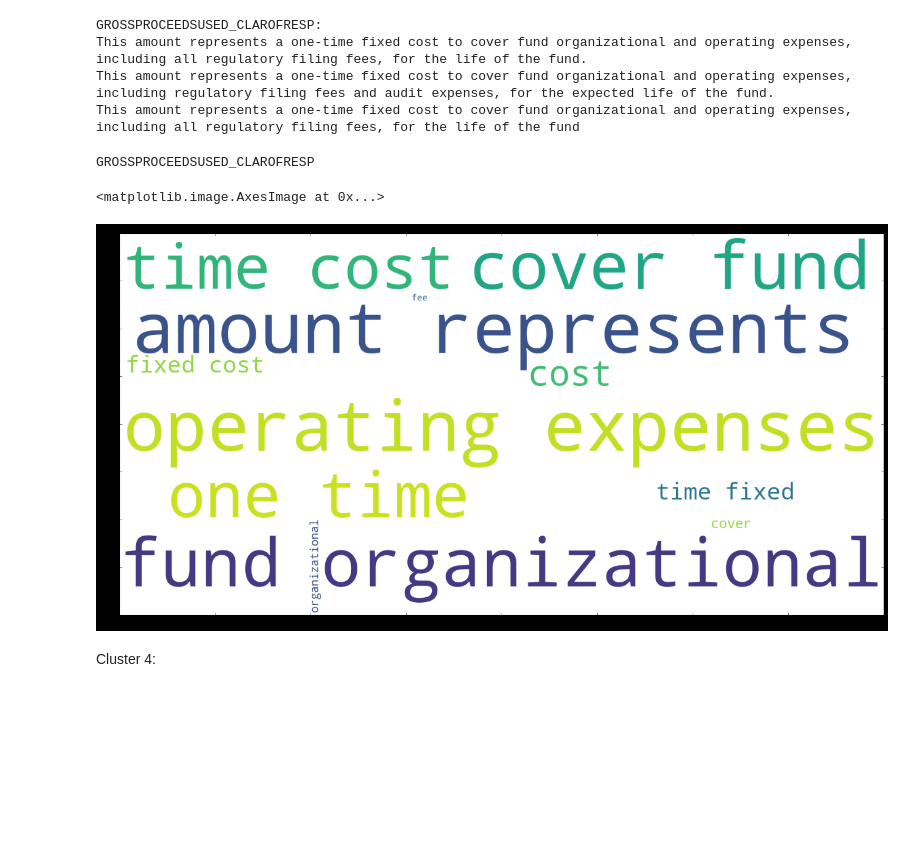
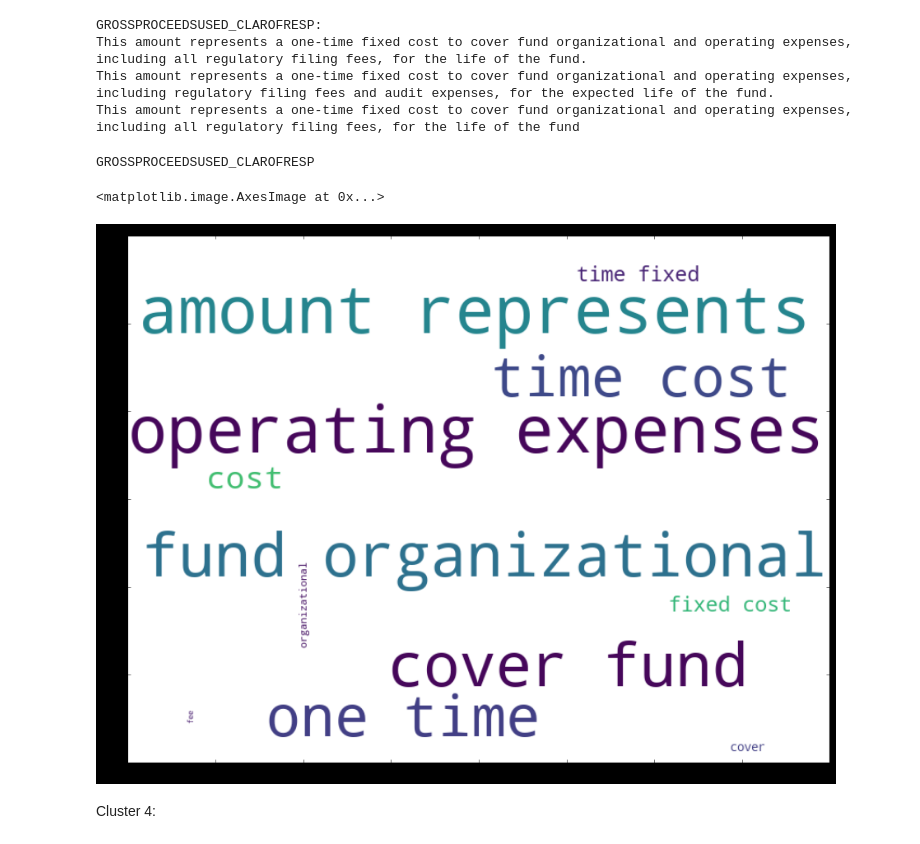
Before and after one commit to uday-31/Analyzing-Form-D-Submissions, a Jupyter notebook: Financial Data Science II Final Project.ipynb, the cells around one changed output. Drawn from its saved outputs; the diff is of its cells as text; code cells hidden in the pictures; blank space fills up the shorter version.

Commit message:
analysis 1 – add plots; update text

```diff
--- a/Financial Data Science II Final Project.ipynb
+++ b/Financial Data Science II Final Project.ipynb
@@ -516,14 +516,14 @@ This amount represents a one-time fixed cost to cover fund organizational and op
 This amount represents a one-time fixed cost to cover fund organizational and operating expenses, including all regulatory filing fees, for the life of the fund
 # %%
 plt.style.use('classic')
-wordcloud = WordCloud(background_color="white",width=1600, height=800,collocations=2).generate(' '.join(df[text_cols].iloc[idx].GROSSPROCEEDSUSED_CLAROFRESP.tolist()))
+wordcloud = WordCloud(background_color="white",width=800, height=600,collocations=2).generate(' '.join(df[text_cols].iloc[idx].GROSSPROCEEDSUSED_CLAROFRESP.tolist()))
 plt.figure( figsize=(20,10), facecolor='k')
 print("GROSSPROCEEDSUSED_CLAROFRESP")
 plt.imshow(wordcloud)
 # %% [output]
 GROSSPROCEEDSUSED_CLAROFRESP
 <matplotlib.image.AxesImage at 0x...>
-[figure, old version]
+[figure, new version]
 # %% [markdown]
 Cluster 4:
 # %%
```
Also changed, not shown: parts of 7 cells of this notebook, 6 other files.
